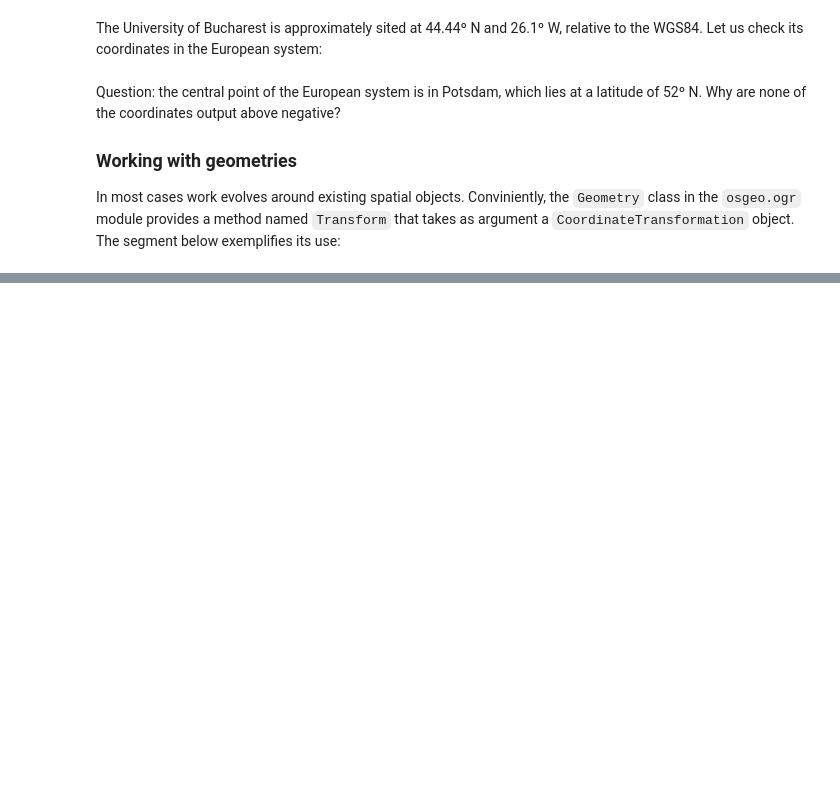
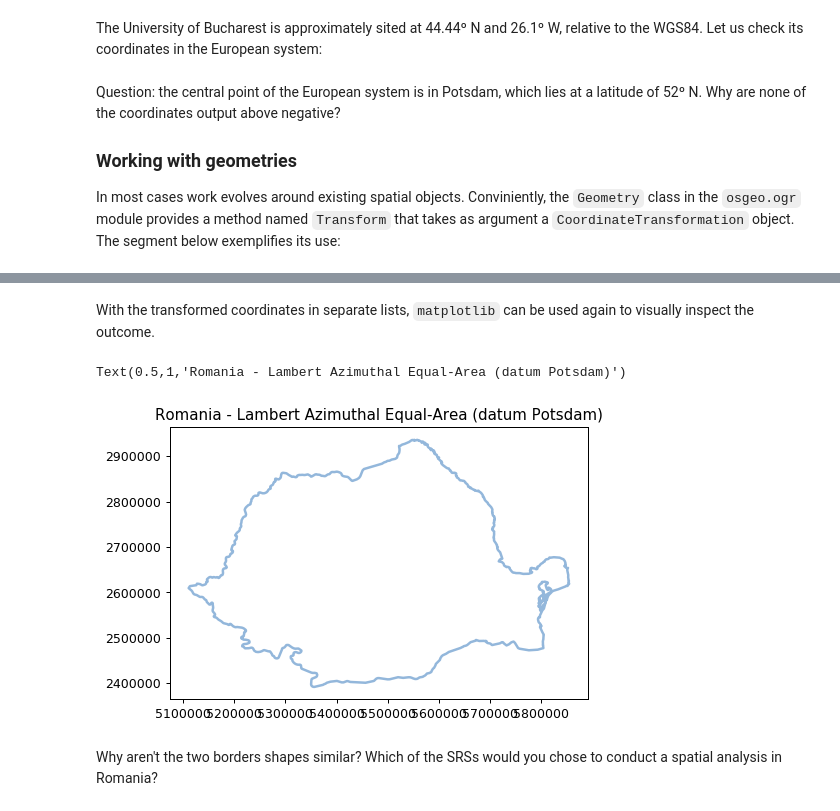
Before and after one commit to ldesousa/geopython-workshop, a Jupyter notebook: workshop/jupyter/content/notebooks/03-projections.ipynb, the cells around one changed output, grey strips where cells are left out. Saved outputs shown, nothing was run; the diff lists cells and outputs as text; code cells hidden in the pictures; blank space fills up the shorter version.

```diff
--- a/workshop/jupyter/content/notebooks/03-projections.ipynb
+++ b/workshop/jupyter/content/notebooks/03-projections.ipynb
@@ -89,0 +119,17 @@ Note how the transformation modified the `Geometry` object itself.
+# %%
+coords_lst = list(borders.geoms[0].exterior.coords)
+borders3035 = transformEurope.TransformPoints(coords_lst)
+x,y,z = list(zip(*borders3035))
+# %% [markdown]
+With the transformed coordinates in separate lists, `matplotlib` can be used again to visually inspect the outcome.
+# %%
+fig = plt.figure(1, dpi=90)
+ax = fig.add_subplot(111)
+ax.plot(x, y, color='#6699cc', alpha=0.7,
+    linewidth=2, solid_capstyle='round', zorder=2)
+ax.set_title('Romania - Lambert Azimuthal Equal-Area (datum Potsdam)')
+# %% [output]
+Text(0.5,1,'Romania - Lambert Azimuthal Equal-Area (datum Potsdam)')
+[figure, added]
+# %% [markdown]
+Why aren't the two borders shapes similar? Which of the SRSs would you chose to conduct a spatial analysis in Romania?
```
Also changed, not shown: parts of 9 cells of this notebook, 1 other file.
